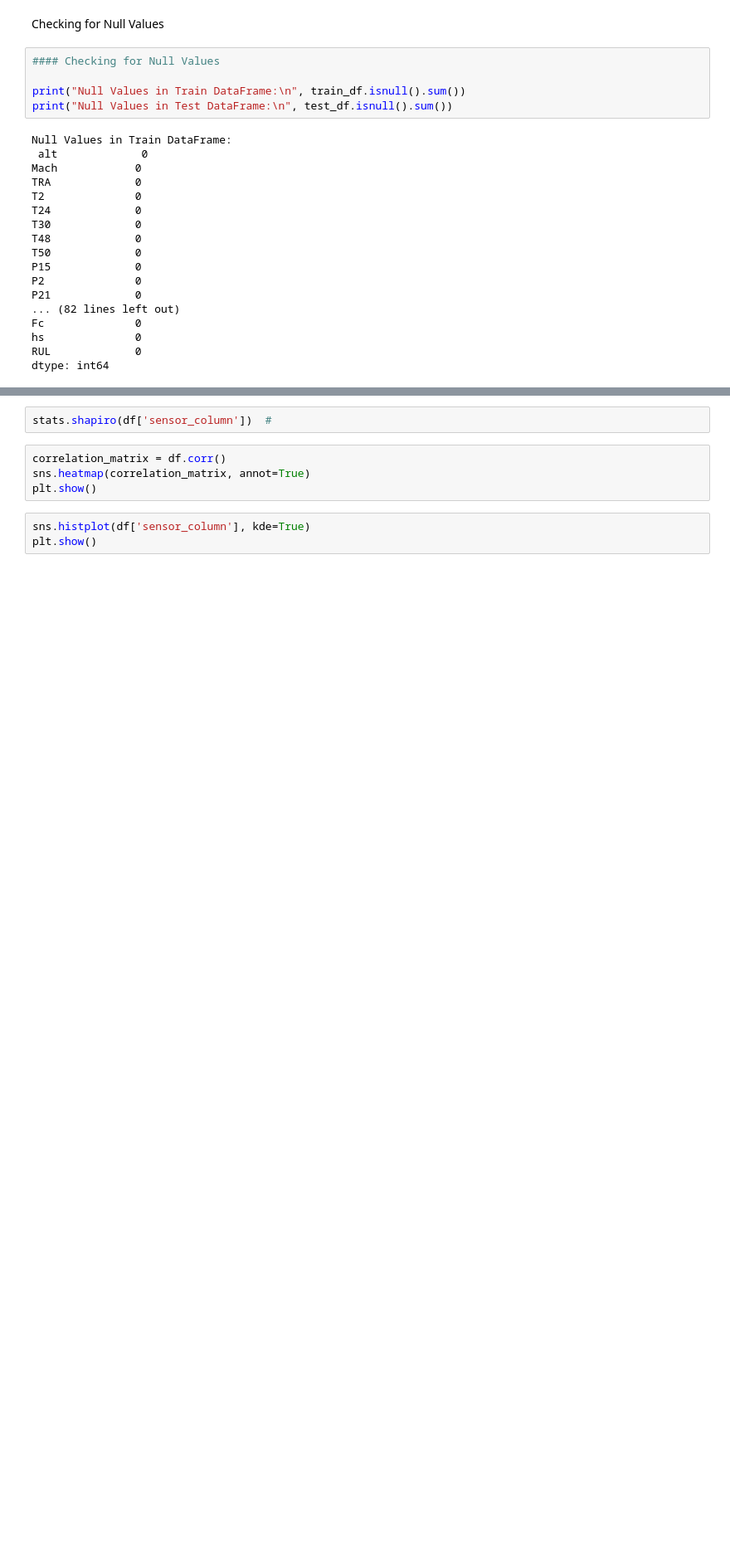
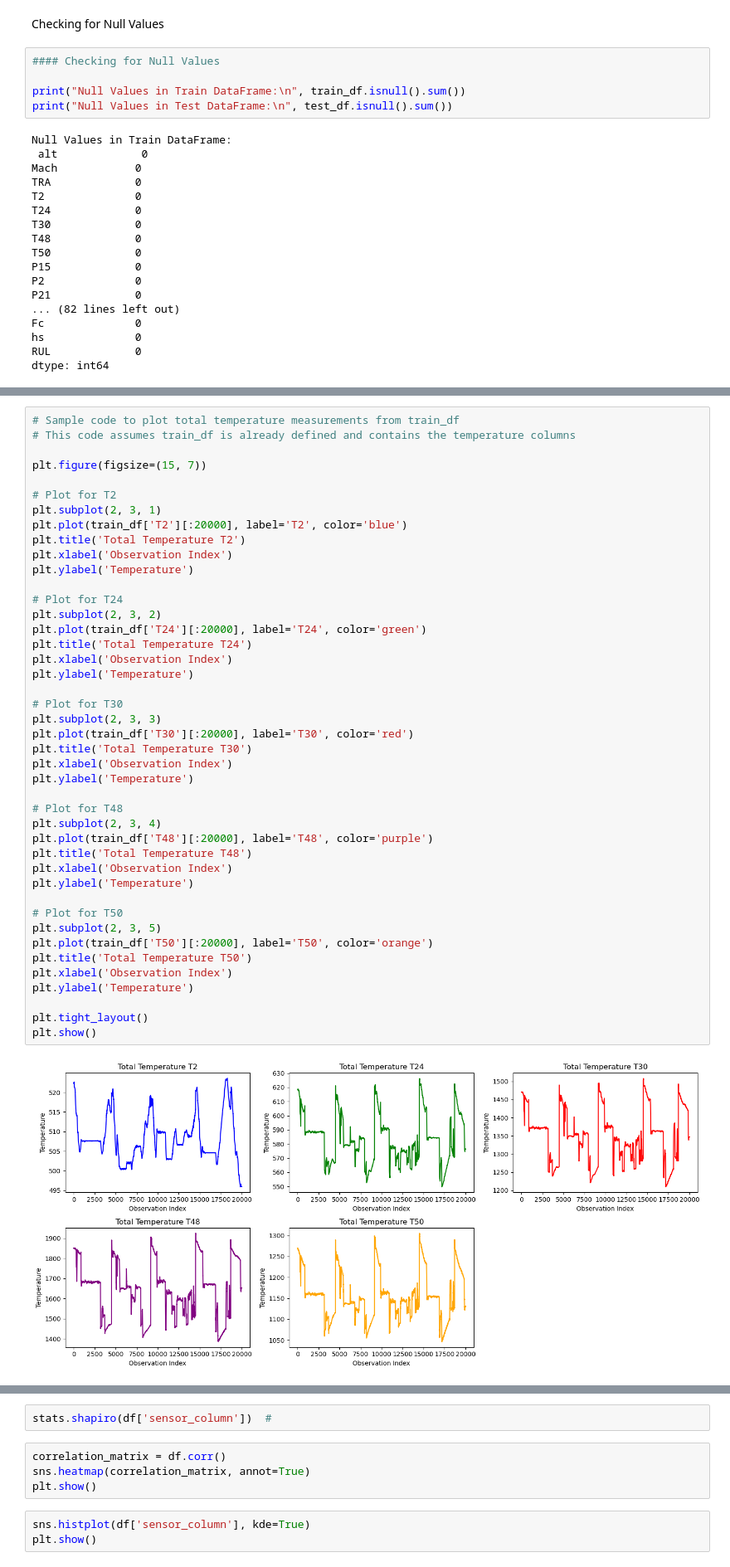
Before and after one commit to Iraj-Ahangari/Turbofan-RUL-Prediction, a Jupyter notebook: notebooks/Preprocessing.ipynb, the cells around one changed output, grey strips where cells are left out. Shown at 83% size. Saved outputs shown, nothing was run; the diff lists cells and outputs as text; blank space fills up the shorter version.

```diff
--- a/notebooks/Preprocessing.ipynb
+++ b/notebooks/Preprocessing.ipynb
@@ -163,0 +244,45 @@ print(df.describe())
+# %%
+# Sample code to plot total temperature measurements from train_df
+# This code assumes train_df is already defined and contains the temperature columns
+
+plt.figure(figsize=(15, 7))
+
+# Plot for T2
+plt.subplot(2, 3, 1)
+plt.plot(train_df['T2'][:20000], label='T2', color='blue')
+plt.title('Total Temperature T2')
+plt.xlabel('Observation Index')
+plt.ylabel('Temperature')
+
+# Plot for T24
+plt.subplot(2, 3, 2)
+plt.plot(train_df['T24'][:20000], label='T24', color='green')
+plt.title('Total Temperature T24')
+plt.xlabel('Observation Index')
+plt.ylabel('Temperature')
+
+# Plot for T30
+plt.subplot(2, 3, 3)
+plt.plot(train_df['T30'][:20000], label='T30', color='red')
+plt.title('Total Temperature T30')
+plt.xlabel('Observation Index')
+plt.ylabel('Temperature')
+
+# Plot for T48
+plt.subplot(2, 3, 4)
+plt.plot(train_df['T48'][:20000], label='T48', color='purple')
+plt.title('Total Temperature T48')
+plt.xlabel('Observation Index')
+plt.ylabel('Temperature')
+
+# Plot for T50
+plt.subplot(2, 3, 5)
+plt.plot(train_df['T50'][:20000], label='T50', color='orange')
+plt.title('Total Temperature T50')
+plt.xlabel('Observation Index')
+plt.ylabel('Temperature')
+
+plt.tight_layout()
+plt.show()
+# %% [output]
+[figure, added]
```
Also changed, not shown: parts of 22 cells of this notebook.
